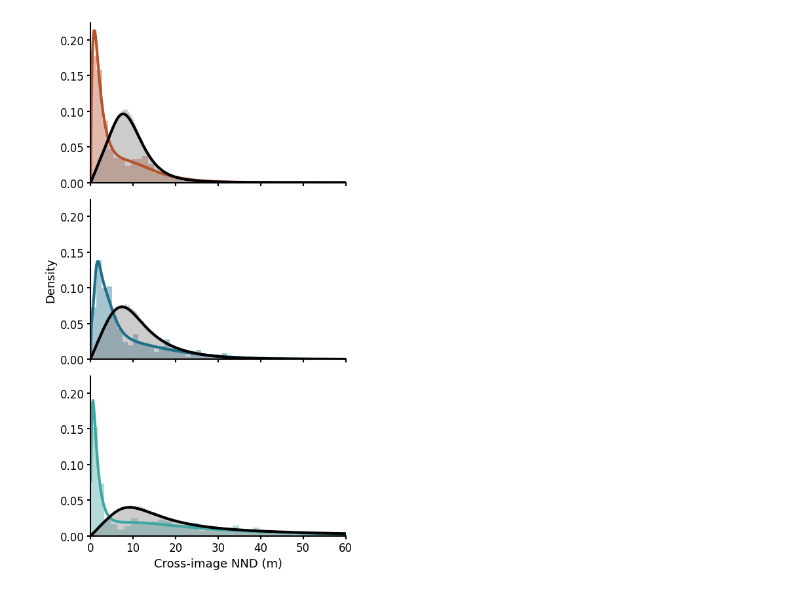
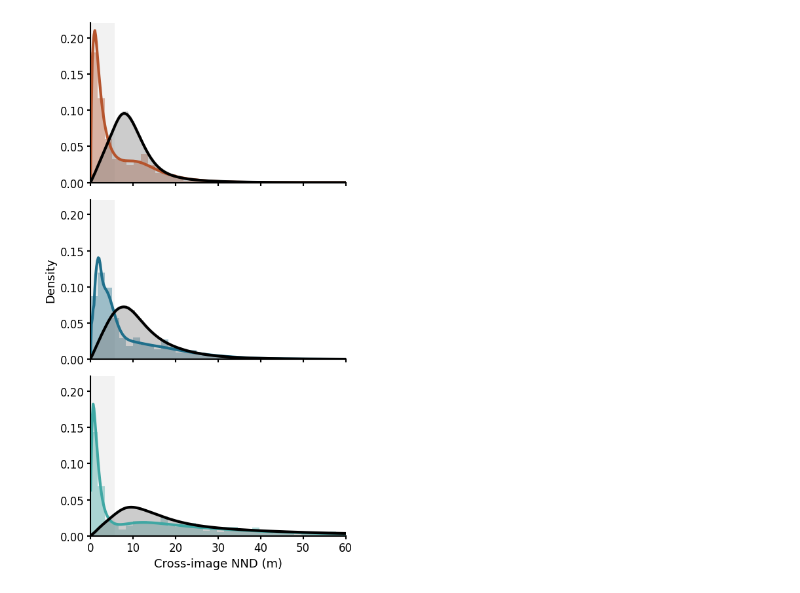
Before and after one commit to ruthviksp/territory_geometry, a Jupyter notebook: plot_crossyear_nnd.ipynb, the cells around one changed output. Cells and saved outputs as stored; diff of their text form; code cells hidden in the pictures.

```diff
--- a/plot_crossyear_nnd.ipynb
+++ b/plot_crossyear_nnd.ipynb
@@ -112,5 +112,5 @@ plt.savefig(out_dir/'external_memory_over_time.png', dpi=300, bbox_inches='tight
 # %%
-def log_kde_on_original_scale(y, xs, bw_method=0.3, eps=1e-6):
+def log_kde_on_original_scale(y, xs, bw_method=0.2, eps=1e-6):
     y = y[np.isfinite(y)]
     y = y[y > 0]
 
@@ -127,31 +127,32 @@ bin_dict = {'Velavadar Lek 1': 30, 'Velavadar Lek 2': 60, 'Tal Chhapar': 20}
 for ax, lek in zip(axes, lek_labels):
     obs = pointwise.loc[pointwise['lek_id'] == lek, 'nnd_to_prev'].to_numpy()
     rand = pointwise_randomisations.loc[pointwise_randomisations['lek_id'] == lek, 'nnd_to_prev'].to_numpy()
 
     # Plot data and randomisation
     ax.hist(obs, bins=bin_dict[lek], density=True, color=fill_cols[lek], alpha=0.4)
     ax.hist(rand, bins='fd', density=True, color='grey',alpha=0.4)
 
     # Add KDEs for data and randomisation
     xs = np.linspace(0.01, 60, 300)
 
     ys_obs = log_kde_on_original_scale(obs, xs)
     ys_rand = log_kde_on_original_scale(rand, xs)
 
     ax.plot(xs, ys_obs, color=fill_cols[lek], linewidth=3)
     ax.plot(xs, ys_rand, color='black', linewidth=3)
+    ax.axvspan(0, 5.654, color='black', alpha=0.05, ec=None, linewidth=0, zorder=0)
 
     ax.set_xlim(0,60)
     ax.spines['top'].set_visible(False)
     ax.spines['right'].set_visible(False)
     ax.spines['left'].set_linewidth(1.5)
     ax.spines['bottom'].set_linewidth(1.5)
     ax.tick_params(axis='both', which='major', labelsize=12, width=1.5)
 
 axes[1].set_ylabel('Density', fontsize=13)
 axes[-1].set_xlabel('Cross-image NND (m)', fontsize=13)
 
 plt.tight_layout(rect=[0, 0, 1, 0.96])
 plt.savefig(out_dir/'external_memory_distribution.png', dpi=300, bbox_inches='tight')
 # %% [output]
-[figure, old version]
+[figure, new version]
```
Also changed, not shown: parts of 4 cells of this notebook, 35 other files.
